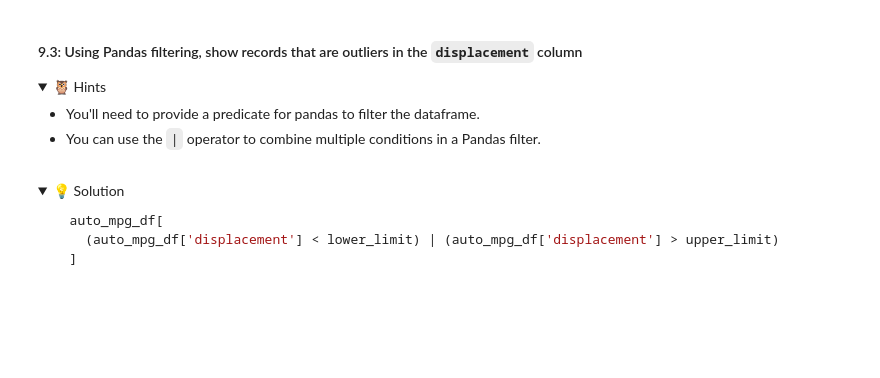
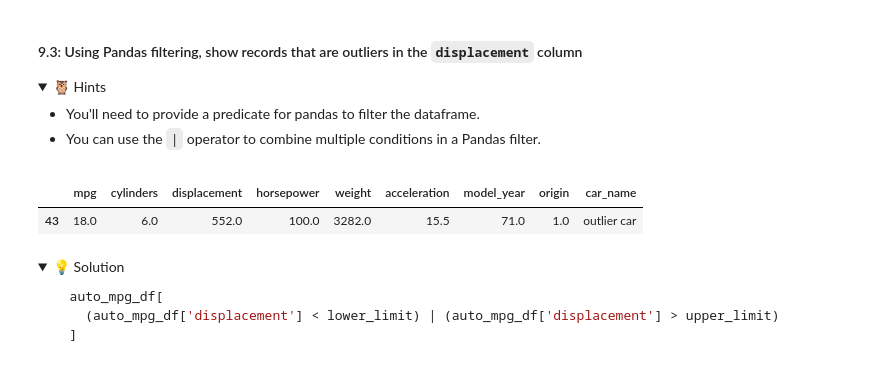
Before and after one commit to IT4063-Spring2025/exploratory-data-analysis-ravinayakk, a Jupyter notebook: notebook.ipynb, the cells around one changed output. Saved outputs shown, nothing was run; the diff lists cells and outputs as text; code cells hidden in the pictures; folded sections open; blank space fills up the shorter version.

```diff
--- a/notebook.ipynb
+++ b/notebook.ipynb
@@ -666,6 +666,12 @@ Lower Bound: -138.0, Upper Bound: 510.0
   - You'll need to provide a predicate for pandas to filter the dataframe.
   - You can use the `|` operator to combine multiple conditions in a Pandas filter.
 </details>
+# %%
+auto_mpg_df[
+    (auto_mpg_df['displacement'] < lower_bound) | (auto_mpg_df['displacement'] > upper_bound)]
+# %% [output]
+|  | mpg | cylinders | displacement | horsepower | weight | acceleration | model_year | origin | car_name |
+| 43 | 18.0 | 6.0 | 552.0 | 100.0 | 3282.0 | 15.5 | 71.0 | 1.0 | outlier car |
 # %% [markdown]
 <details>
   <summary>💡 Solution</summary>
```
Also changed, not shown: parts of 12 cells of this notebook.
